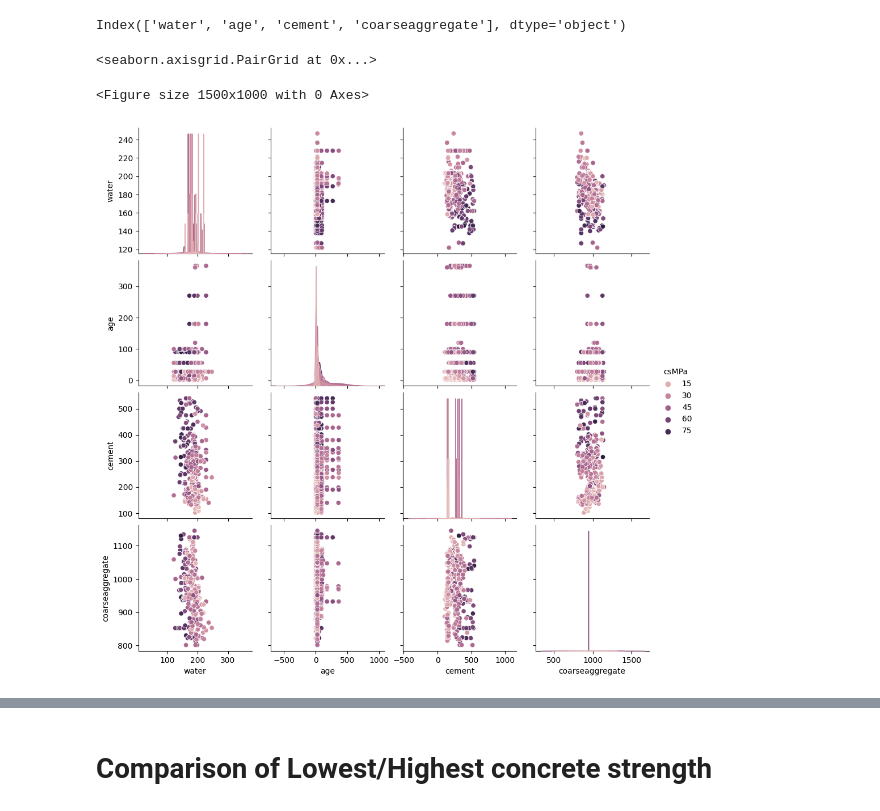
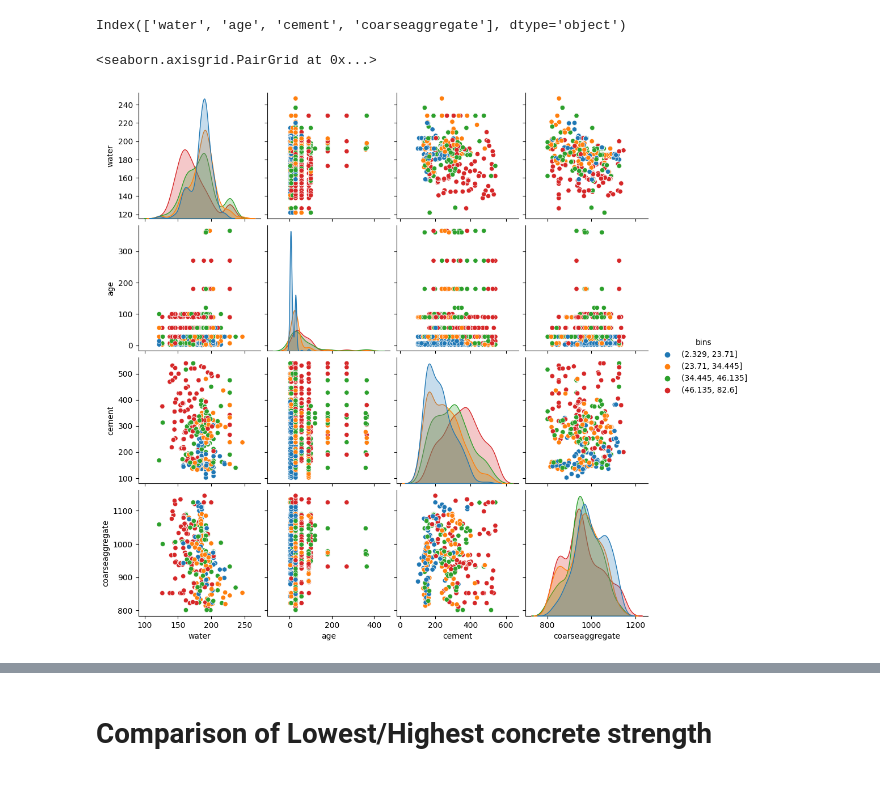
Before and after one commit to tcmaso/concrete-strength-regression-task, a Jupyter notebook: Concrete strength prediction.ipynb, the cells around one changed output, grey strips where cells are left out. Saved outputs shown, nothing was run; the diff lists cells and outputs as text; code cells hidden in the pictures.

```diff
--- a/Concrete strength prediction.ipynb
+++ b/Concrete strength prediction.ipynb
@@ -193,10 +184,8 @@ dtype: float64
 mutual_info_series.sort_values(ascending=0).index[0:4]
 # %% [output]
 Index(['water', 'age', 'cement', 'coarseaggregate'], dtype='object')
-# %%
-plt.figure(figsize=(15,10))
-sns.pairplot(data=df,hue='csMPa', vars=mutual_info_series.sort_values(ascending=0).index[0:4])
-# %% [output]
-<seaborn.axisgrid.PairGrid at 0x...>
-<Figure size 1500x1000 with 0 Axes>
-[figure, removed]
+# %%
+sns.pairplot(data=df, vars=mutual_info_series.sort_values(ascending=0).index[0:4],hue='bins')
+# %% [output]
+<seaborn.axisgrid.PairGrid at 0x...>
+[figure, added]
```
Also changed, not shown: parts of 6 cells of this notebook.
